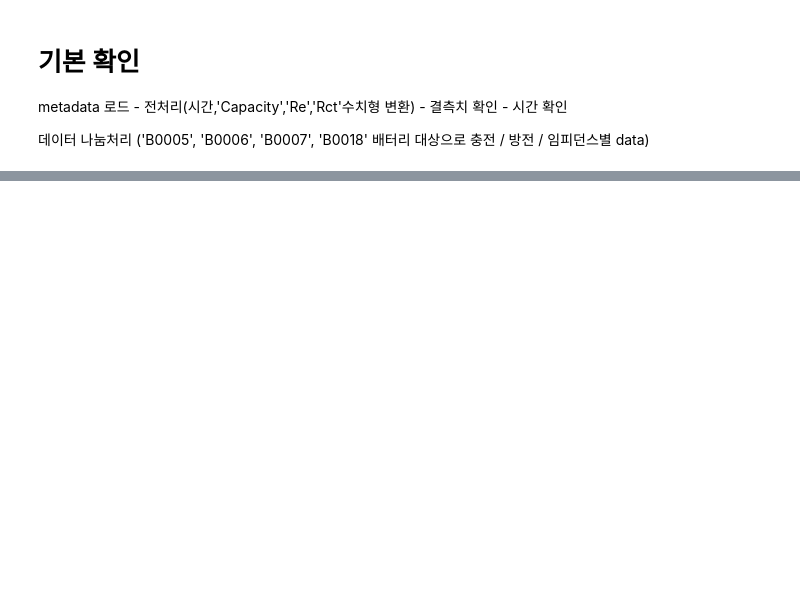
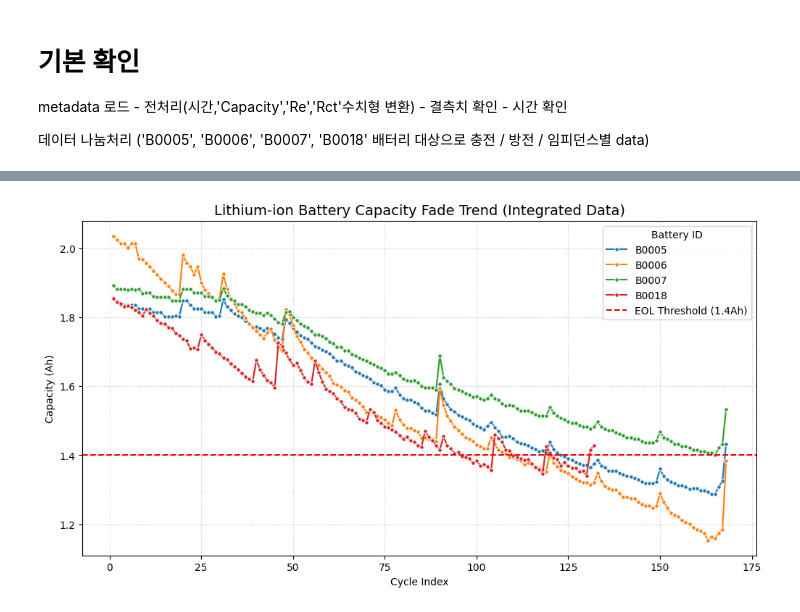
Before and after one commit to dlalswns0211/sparta_project_3_team11, a Jupyter notebook: works/rsh/rsh_01_260319_01.ipynb, the cells around one changed output, grey strips where cells are left out. Saved outputs shown, nothing was run; the diff lists cells and outputs as text; code cells hidden in the pictures; blank space fills up the shorter version.

```diff
--- a/works/rsh/rsh_01_260319_01.ipynb
+++ b/works/rsh/rsh_01_260319_01.ipynb
@@ -457,0 +388,19 @@ Impedance_B0006 Shape: (13344, 12)
+# %%
+# 1. 4개 배터리 데이터를 하나로 통합 (df_battery_discharge)
+
+battery_ids = ['B0005', 'B0006', 'B0007', 'B0018']
+all_dfs = []
+
+for b_id in battery_ids:
+    df_name = f"df_discharge_{b_id}"
+    if df_name in globals():
+        # .copy()를 써서 원본 데이터와 연결을 끊고 독립적인 복사본을 만들기
+        temp_df = globals()[df_name].copy()
+        temp_df['battery_id'] = b_id  # 배터리 식별자 추가
+        all_dfs.append(temp_df)
+
+# 통합 데이터프레임 생성
+df_battery_discharge = pd.concat(all_dfs, ignore_index=True)
+
+print(f"✅ 통합 완료! 전체 행 개수: {len(df_battery_discharge)}")
+print(f"체크 - 포함된 배터리들: {df_battery_discharge['battery_id'].unique()}")
@@ -457,0 +440,21 @@ Impedance_B0006 Shape: (13344, 12)
+# %%
+# Capacity 시각화
+plt.figure(figsize=(12, 6))
+
+# Seaborn을 사용하면 통합 데이터프레임에서 hue 옵션 하나로 간단히 구분 가능합니다.
+sns.lineplot(data=df_battery_discharge, x='cycle_index', y='Capacity', hue='battery_id', marker='o', markersize=4)
+
+# 수명 종료 선 (EOL: End of Life) 설정
+plt.axhline(y=1.4, color='red', linestyle='--', label='EOL Threshold (1.4Ah)')
+
+plt.title('Lithium-ion Battery Capacity Fade Trend (Integrated Data)', fontsize=14)
+plt.xlabel('Cycle Index')
+plt.ylabel('Capacity (Ah)')
+plt.legend(title='Battery ID')
+plt.grid(True, linestyle=':', alpha=0.7)
+plt.show()
+
+# 3. (선택사항) 통합 데이터 CSV 저장
+# df_battery_discharge.to_csv("df_battery_discharge.csv", index=False)
+# %% [output]
+[figure, added]
```
Also changed, not shown: parts of 45 cells of this notebook.
